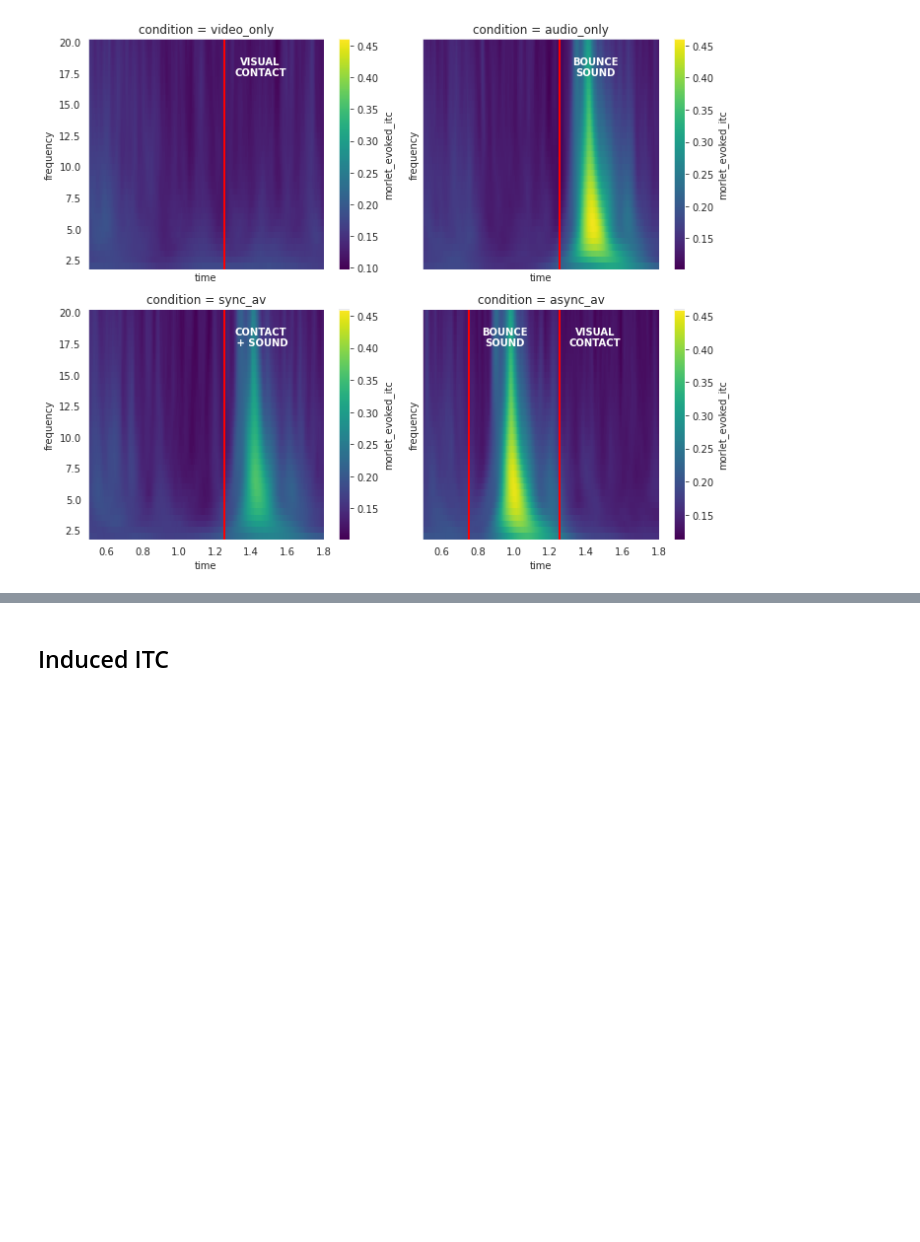
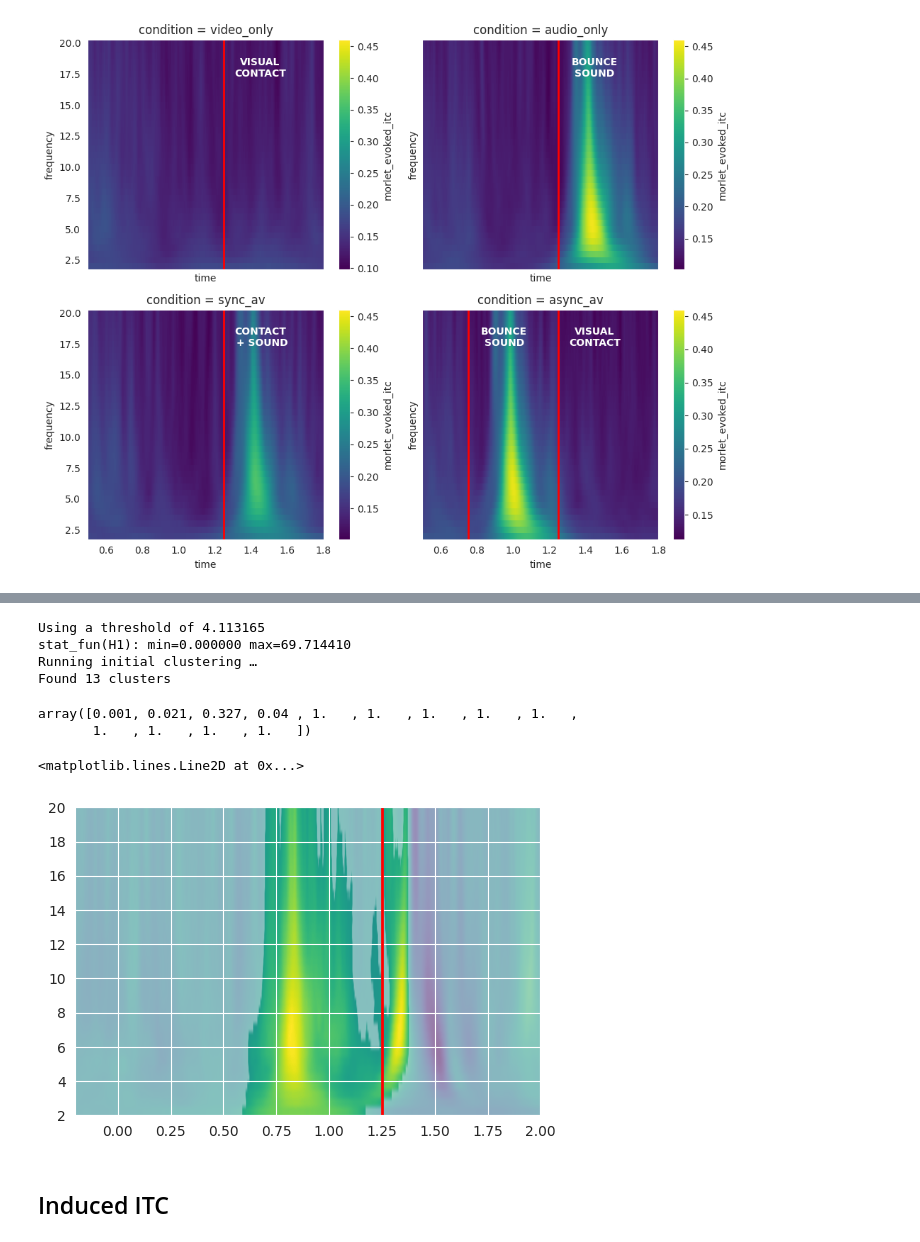
Before and after one commit to scott-huberty/2024-ucsd-itc, a Jupyter notebook: notebooks/morlet3.ipynb, the cells around one changed output, grey strips where cells are left out. Cells and saved outputs as stored; diff of their text form; code cells hidden in the pictures; blank space fills up the shorter version.

```diff
--- a/notebooks/morlet3.ipynb
+++ b/notebooks/morlet3.ipynb
@@ -156,0 +182,20 @@ ucsd.itc_plot_by_condition(ds, 'experiment2', slice(2,20), slice(.5,1.8), fronta
+# %%
+region = center
+
+sync = ds.sel(channel=region,
+           condition='sync_av',
+           # time=slice(1.225,1.675), #slice(.5, 1.8), #slice(1.225,1.875), # #slice(1.225,1.675), #, #
+           frequency=slice(2,20)).mean(['channel'])
+
+async_ = ds.sel(channel=region,
+           condition='async_av',
+           time=slice(.775,1.225),
+           frequency=slice(2,20)).mean(['channel'])
+
+occlusion = ds.sel(channel=region,
+           condition='occlusion_av',
+           # time=slice(.5,1.8), #s, #slice(1.225,1.675),
+           frequency=slice(2,20)).mean(['channel'])
+
+clusters, cluster_p_values = ucsd.compute_cluster_permutation_test(sync, occlusion)
+cluster_p_values
@@ -157,3 +209,41 @@ ucsd.itc_plot_by_condition(ds, 'experiment2', slice(2,20), slice(.5,1.8), fronta
+# %%
+n_perm = 1000  # number of permutations
+tail = 0       # only inspect the upper tail of the distribution
+# perform the correction
+t_obs, clusters, cluster_p_values, h0 = mne.stats.permutation_cluster_test(
+    [sync.values, occlusion.values], n_permutations=n_perm, tail=tail, out_type='mask')
+# %% [output]
+Using a threshold of 4.113165
+stat_fun(H1): min=0.000000 max=69.714410
+Running initial clustering …
+Found 13 clusters
+# %%
+cluster_p_values
+# %% [output]
+array([0.001, 0.021, 0.327, 0.04 , 1.   , 1.   , 1.   , 1.   , 1.   ,
+       1.   , 1.   , 1.   , 1.   ])
+# %%
+mask = clusters[0]
+
+fig, ax = plt.subplots(1,1, figsize=(6,4))
+
+start_time, end_time = (occlusion.time[0].values,
+                        occlusion.time[-1].values)
+
+first_freq, last_freq = (occlusion.frequency[0].values,
+                          occlusion.frequency[-1].values)
+
+alphas = np.where(mask, 1, 0.5)
+ax.imshow((occlusion - sync).mean("ID").squeeze(),
+          extent=[start_time, end_time, first_freq, last_freq],
+          aspect='auto',
+          origin='lower',
+          cmap="viridis",
+          alpha=alphas,)
+ax.axvline(1.25, lw=2, color='r')
+# %% [output]
+<matplotlib.lines.Line2D at 0x...>
+[figure, added]
 # %% [markdown]
 ## Induced ITC
 # %%
```
Also changed, not shown: parts of 12 cells of this notebook.
